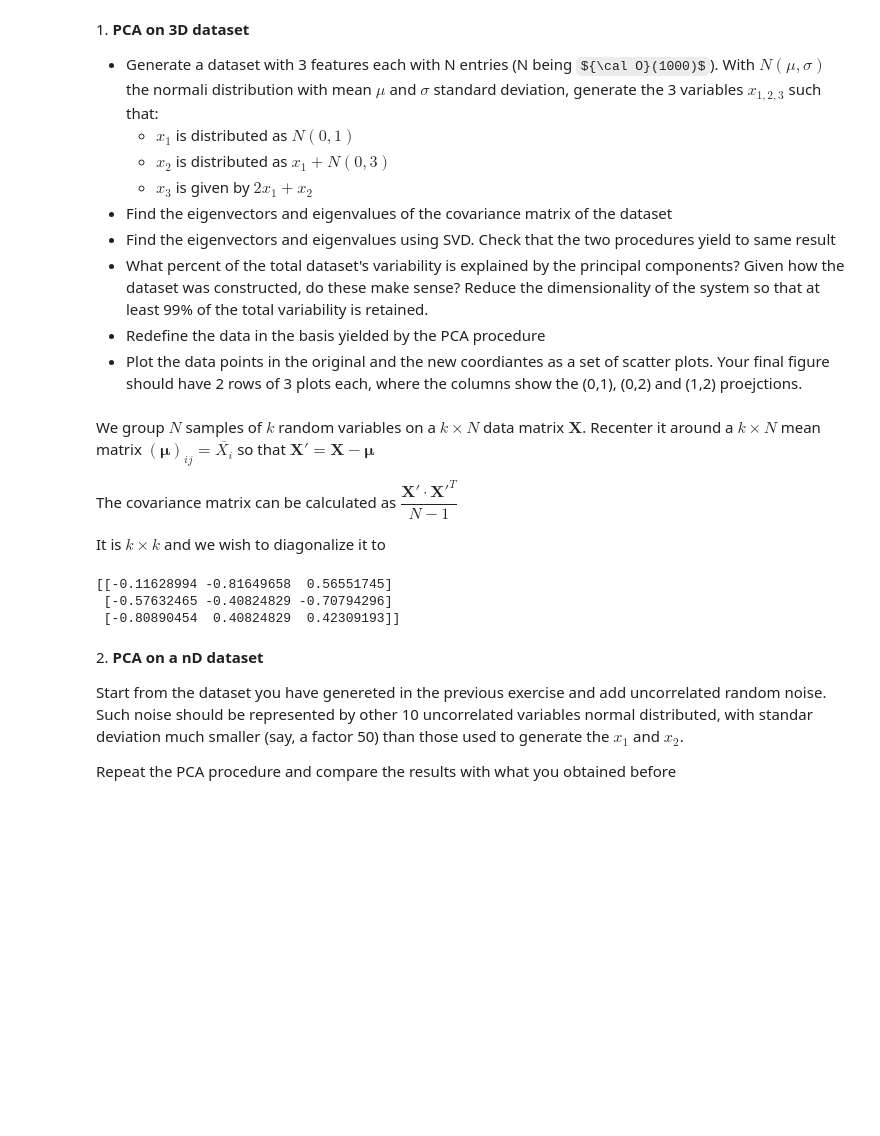
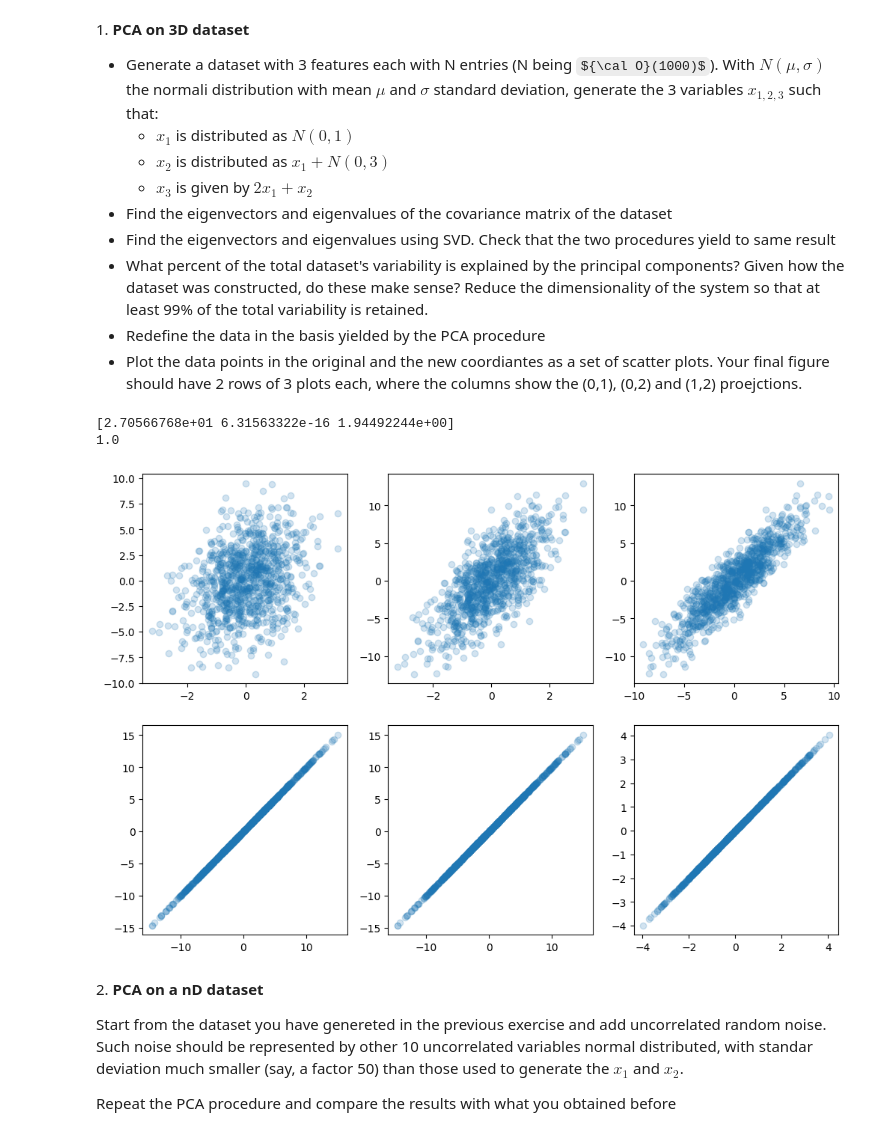
Before and after one commit to GiancarloSaran/LaboratoryOfComputationalPhysics_Y6, a Jupyter notebook: 08ex_LinearAlgebra.ipynb, the cells around one changed output. Saved outputs shown, nothing was run; the diff lists cells and outputs as text; code cells hidden in the pictures; some formulas as TeX source; blank space fills up the shorter version.

```diff
--- a/08ex_LinearAlgebra.ipynb
+++ b/08ex_LinearAlgebra.ipynb
@@ -14,33 +31,44 @@ import scipy.linalg as la
 * What percent of the total dataset's variability is explained by the principal components? Given how the dataset was constructed, do these make sense? Reduce the dimensionality of the system so that at least 99% of the total variability is retained.
 * Redefine the data in the basis yielded by the PCA procedure
 * Plot the data points in the original and the new coordiantes as a set of scatter plots. Your final figure should have 2 rows of 3 plots each, where the columns show the (0,1), (0,2) and (1,2) proejctions.
-# %% [markdown]
-We group $N$ samples of $k$ random variables on a $k\times N$ data matrix $\mathbf{X}$. Recenter it around a $k\times N$ mean matrix $(\mathbf{\mu})_{ij} = \overline{X_i}$ so that $\mathbf{X'}=\mathbf{X}-\mathbf{\mu}$
-
-The covariance matrix can be calculated as $\dfrac{\mathbf{X'}\cdot\mathbf{X'}^T}{N-1}$
-
-It is $k\times k$ and we wish to diagonalize it to
 # %%
 #Generate data
 N = 1000
 x1 = np.random.normal(0, 1, size=(1, N)) #N samples from N(0,1) in a column vector
 x2 = np.random.normal(0, 3, size=(1, N)) + x1
 x3 = 2*x1 + x2
 X = np.concatenate((x1, x2, x3), axis=0)
 
 #Compute covariance
 #print(np.cov(X))
 muX = np.mean(X, axis=1).reshape(3,1)
 W = X - muX
 cov = W.dot(W.T)/(N-1)
 
 #Compute eigendec.
 l, V = la.eig(cov)
 print(np.real_if_close(l)) #eigenvalues
 
 #Compute SVD
+U, S, R = la.svd(W)
+pcv = S**2/(N-1)
+
+#Reduce to first two
+var = np.sum(pcv[:2])/np.sum(pcv)
+print(var)
+#We get 1, beacause the third variable is entirely dependent on the first two
+
+#Redefine data
+Wprime = U.T.dot(W)
+
+#plot the data
+fig, ax = plt.subplots(nrows=2, ncols=3, figsize=(12,8))
+a = [(0,1), (0,2), (1,2)]
+for i in range(3):
+  ax[0,i].scatter(W[a[i][0],:], W[a[i][1],:], alpha=0.2)
+  ax[1,i].scatter(Wprime[a[i][0],:], Wprime[a[i][0],:], alpha=0.2)
 # %% [output]
-[[-0.11628994 -0.81649658  0.56551745]
- [-0.57632465 -0.40824829 -0.70794296]
- [-0.80890454  0.40824829  0.42309193]]
+[2.70566768e+01 6.31563322e-16 1.94492244e+00]
+1.0
+[figure, added]
 # %% [markdown]
```
Also changed, not shown: parts of 1 cell of this notebook.
